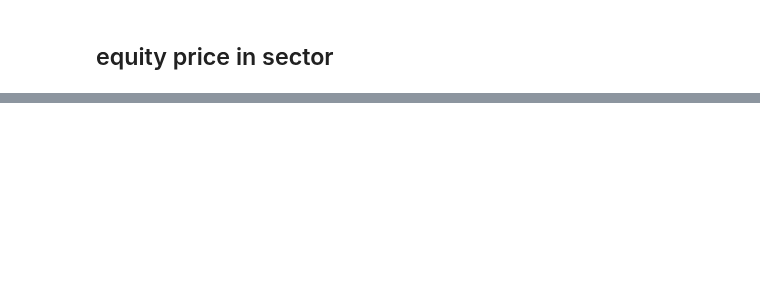
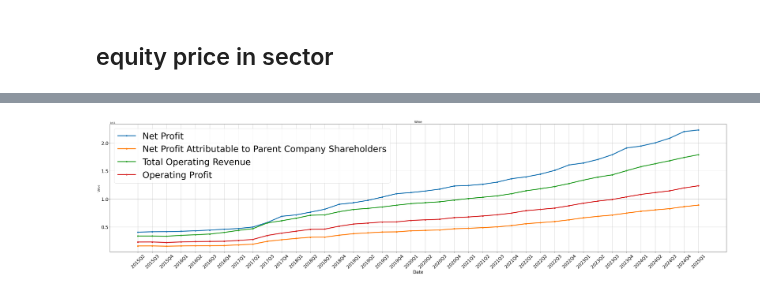
Before and after one commit to wellzero/quant_free, a Jupyter notebook: research/finance/finance.ipynb, the cells around one changed output, grey strips where cells are left out. Saved outputs shown, nothing was run; the diff lists cells and outputs as text; code cells hidden in the pictures; blank space fills up the shorter version.

Commit message:
update daily data and finance analysis

```diff
--- a/research/finance/finance.ipynb
+++ b/research/finance/finance.ipynb
@@ -70,19 +69,0 @@ print(fonts)
-# %%
-
-import matplotlib.pyplot as plt
-from matplotlib import font_manager
-
-# Set a font that supports Chinese characters
-plt.rcParams['font.sans-serif'] = ['WenQuanYi Micro Hei']  # Use DejaVuSans
-plt.rcParams['axes.unicode_minus'] = False  # Ensure minus signs are displayed correctly
-
-symbols = get_symbols_by_sector(market="cn", sector="白酒.csv", dir_option="xq")
-fd = FinanceData(market='cn')
-data = fd.equity_finance_process(symbols=symbols)
-
-data.plot(figsize=(15, 6))
-plt.title("白酒行业财务数据")  # Chinese title
-plt.xlabel("日期")  # Chinese label for x-axis
-plt.ylabel("数值")  # Chinese label for y-axis
-plt.legend(loc='best')
-plt.show()
@@ -107,0 +70,23 @@ plt.show()
+# %%
+
+import matplotlib.pyplot as plt
+from matplotlib import font_manager
+
+symbols = get_symbols_by_sector(market="cn", sector="白酒.csv", dir_option="xq")
+symbols = ['SH600519']
+fd = FinanceData(market='cn')
+df_quarterly, df_yearly = fd.equity_finance_process(symbols=symbols)
+
+df_quarterly = df_quarterly.iloc[-40:]  # Select the last 40 rows for quarterly data
+df_quarterly.plot(figsize=(40, 10), marker='o', linewidth=4)  # Add markers to the plot
+plt.title("Wine", fontsize=14)  # Adjust title font size
+plt.xlabel("Date", fontsize=20)  # Adjust x-axis label font size
+plt.ylabel("Value", fontsize=12)  # Adjust y-axis label font size
+plt.legend(loc='best', fontsize=40)  # Adjust legend font size
+plt.grid(True)
+plt.xticks(range(len(df_quarterly.index)), df_quarterly.index, rotation=45, fontsize=20)  # Adjust x-axis tick font size
+plt.yticks(fontsize=20)  # Adjust y-axis tick font size
+plt.tight_layout()  # Adjust layout to prevent label cutoff
+plt.show()
+# %% [output]
+[figure, added]
```
Also changed, not shown: parts of 3 cells of this notebook, 21 other files.
